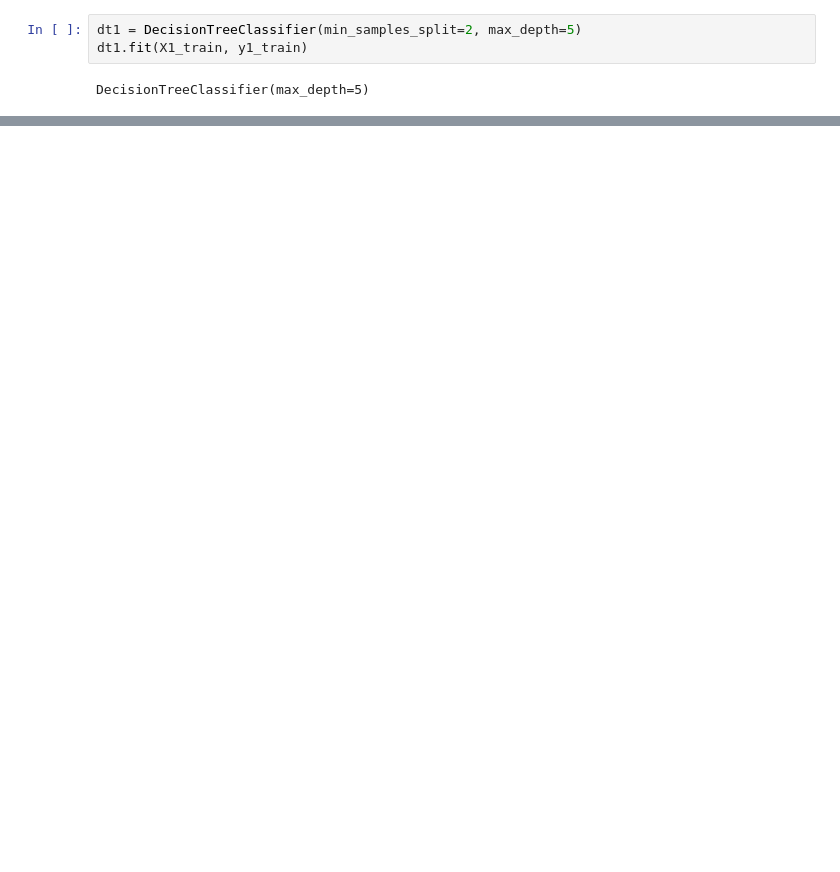
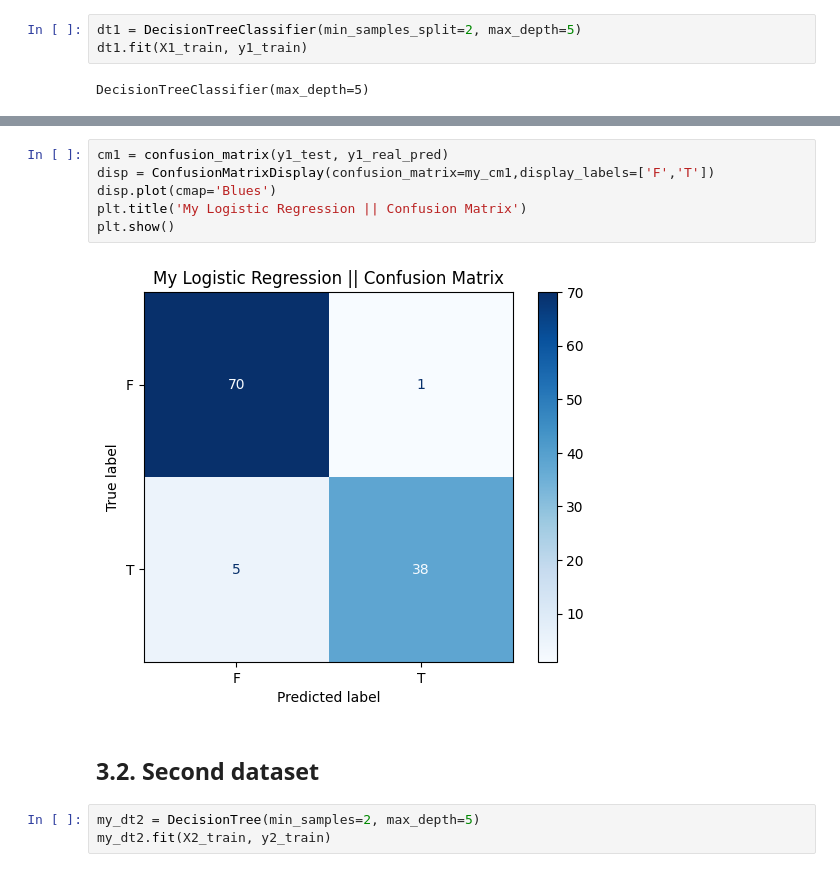
Before and after one commit to TheSyx04/project-1, a Jupyter notebook: decision_tree.ipynb, the cells around one changed output, grey strips where cells are left out. Drawn from its saved outputs; the diff is of its cells as text; blank space fills up the shorter version.

```diff
--- a/decision_tree.ipynb
+++ b/decision_tree.ipynb
@@ -65,0 +87,13 @@ The accuracy of the sklearn decision tree on the first dataset is 93.86%.
+# %%
+cm1 = confusion_matrix(y1_test, y1_real_pred)
+disp = ConfusionMatrixDisplay(confusion_matrix=my_cm1,display_labels=['F','T'])
+disp.plot(cmap='Blues')
+plt.title('My Logistic Regression || Confusion Matrix')
+plt.show()
+# %% [output]
+[figure, added]
+# %% [markdown]
+## 3.2. Second dataset
+# %%
+my_dt2 = DecisionTree(min_samples=2, max_depth=5)
+my_dt2.fit(X2_train, y2_train)
```
Also changed, not shown: parts of 22 cells of this notebook.
